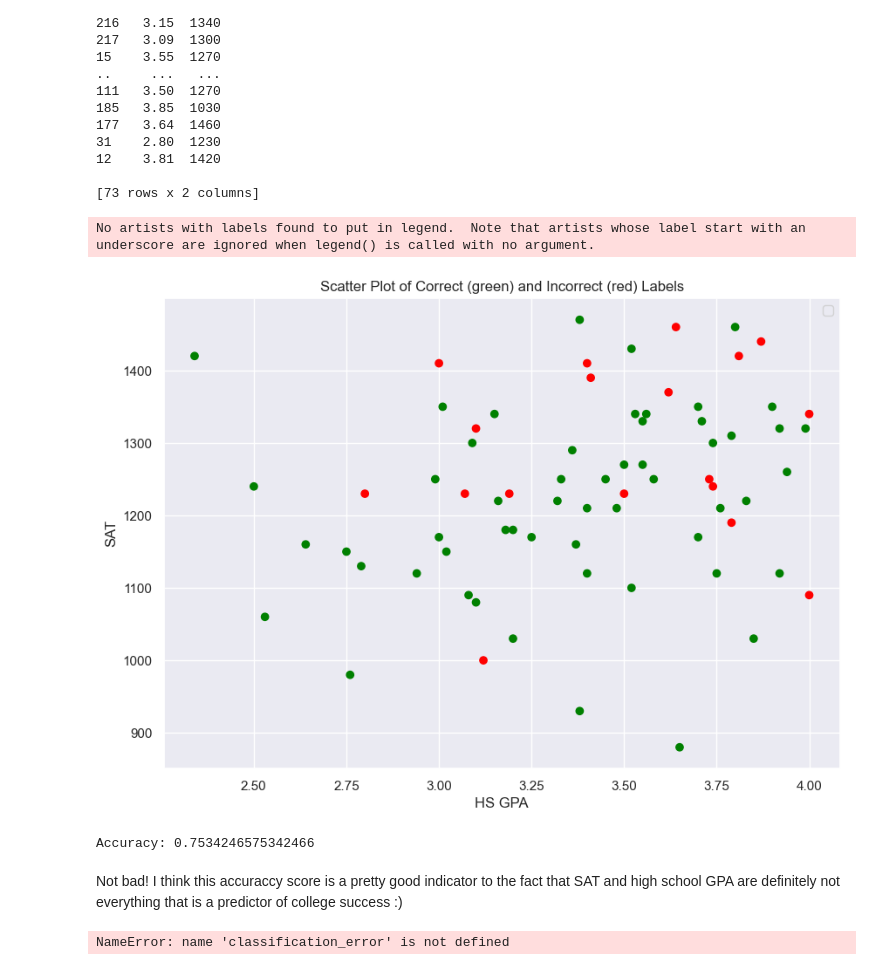
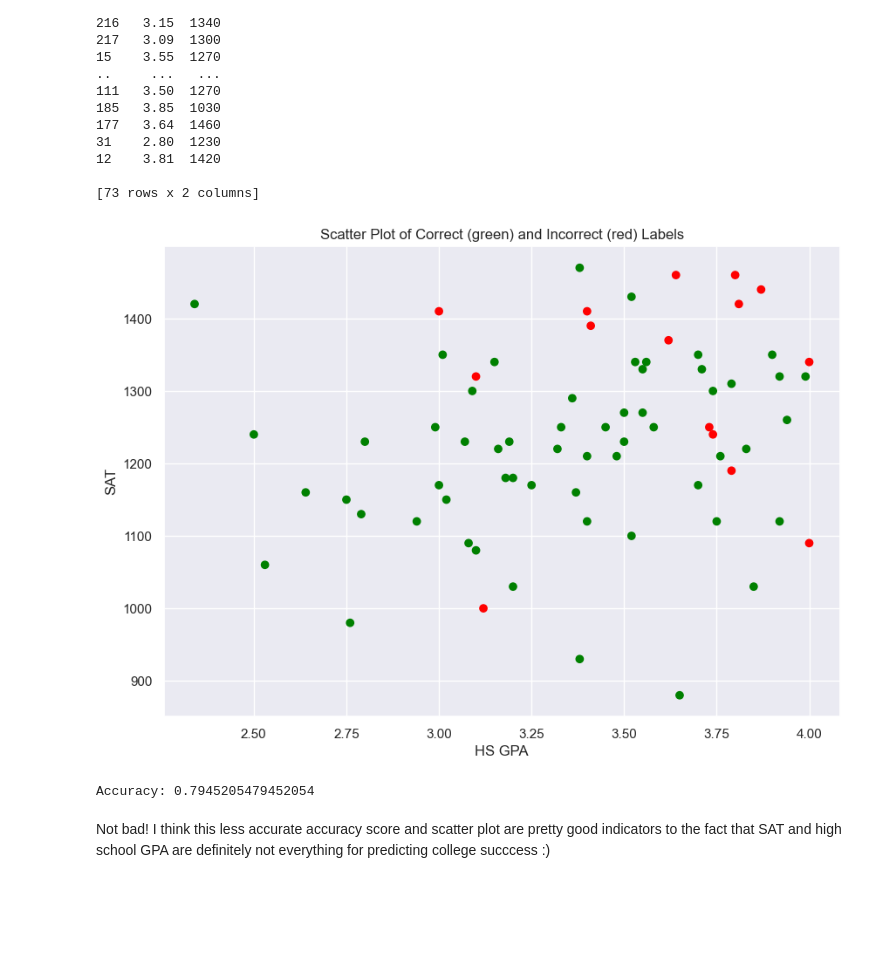
Before and after one commit to faithz314/INDE577, a Jupyter notebook: 577repo/Supervised Learning/5_K Nearest Neighbors/KNN.ipynb, the cells around one changed output. Cells and saved outputs as stored; diff of their text form; code cells hidden in the pictures; blank space fills up the shorter version.

```diff
--- a/577repo/Supervised Learning/5_K Nearest Neighbors/KNN.ipynb
+++ b/577repo/Supervised Learning/5_K Nearest Neighbors/KNN.ipynb
@@ -140,28 +140,26 @@ print(X_test)
 
 [73 rows x 2 columns]
 # %%
-knn = KNeighborsClassifier(n_neighbors=2)
+knn = KNeighborsClassifier(n_neighbors=5)
 knn.fit(X_train, y_train)
 y_pred_train = knn.predict(X_train)
 y_pred_test = knn.predict(X_test)
 # %%
 correct= y_pred_test == y_test
 
 colors = np.where(correct, 'green', 'red')
 
 
 
 plt.figure(figsize=(10, 7))
 plt.scatter(X_test.HSGPA.values, X_test.SAT.values, c= colors)
 
 plt.xlabel('HS GPA')
 plt.ylabel('SAT')
 plt.title('Scatter Plot of Correct (green) and Incorrect (red) Labels')
-plt.legend()
 plt.show()
 # %% [output]
-No artists with labels found to put in legend.  Note that artists whose label start with an underscore are ignored when legend() is called with no argument.
-[figure, old version]
+[figure, new version]
 # %%
 # Calculate accuracy
 accuracy = accuracy_score(y_pred_test, y_test)
@@ -169,14 +167,6 @@ accuracy = accuracy_score(y_pred_test, y_test)
 # Print accuracy
 print("Accuracy:", accuracy)
 # %% [output]
-Accuracy: 0.7534246575342466
+Accuracy: 0.7945205479452054
 # %% [markdown]
-Not bad! I think this accuraccy score is a pretty good indicator to the fact that SAT and high school GPA are definitely not everything that is a predictor of college success :)
+Not bad! I think this less accurate accuracy score and scatter plot are pretty good indicators to the fact that SAT and high school GPA are definitely not everything for predicting college succcess :)
-# %%
-possible_k = [k for k in range(3, 26, 2)]
-errors = [classification_error(X_test,
-                               y_test,
-                               X_train,
-                               y_train, k) for k in possible_k]
-# %% [output]
-NameError: name 'classification_error' is not defined
```
Also changed, not shown: parts of 4 cells of this notebook.
